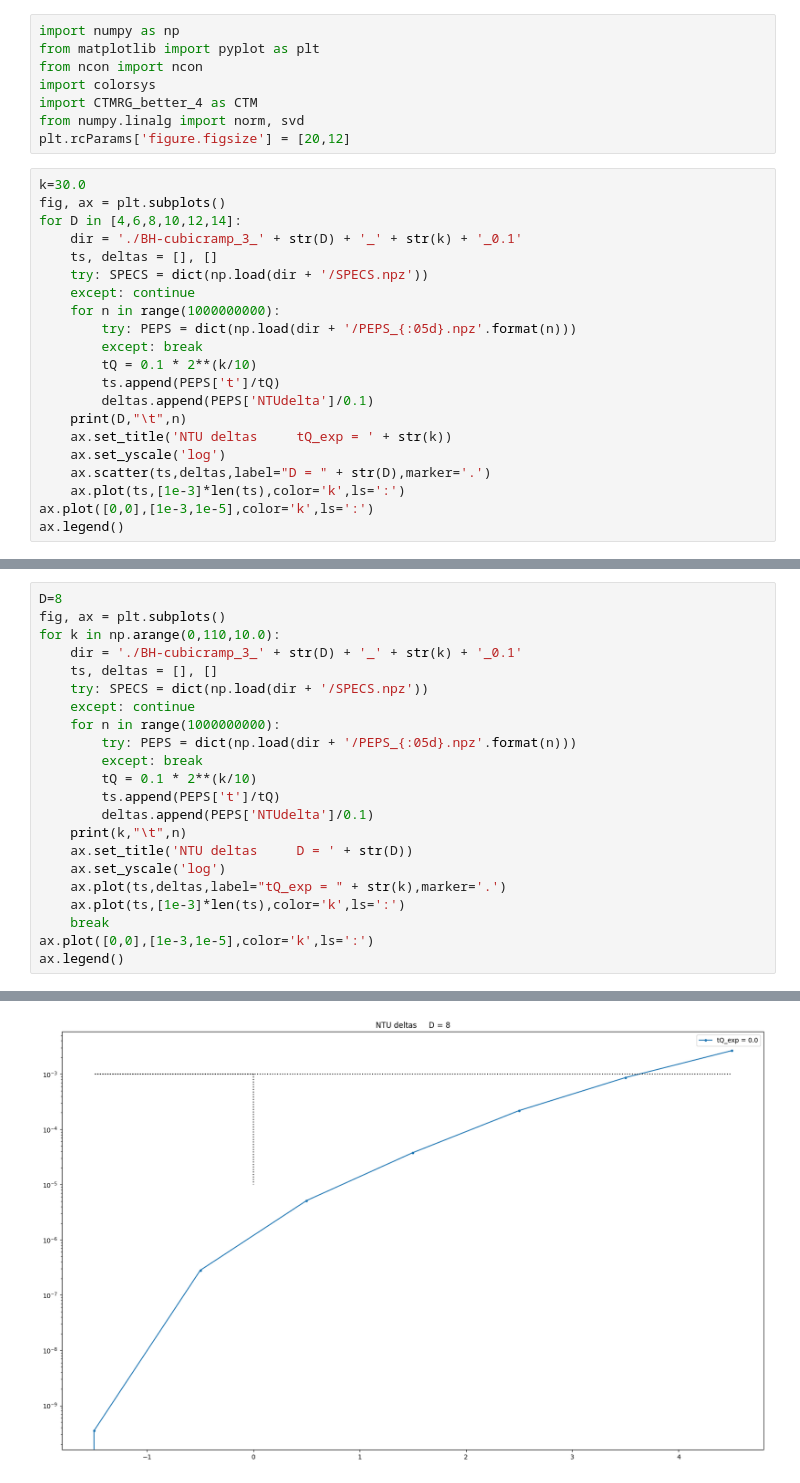
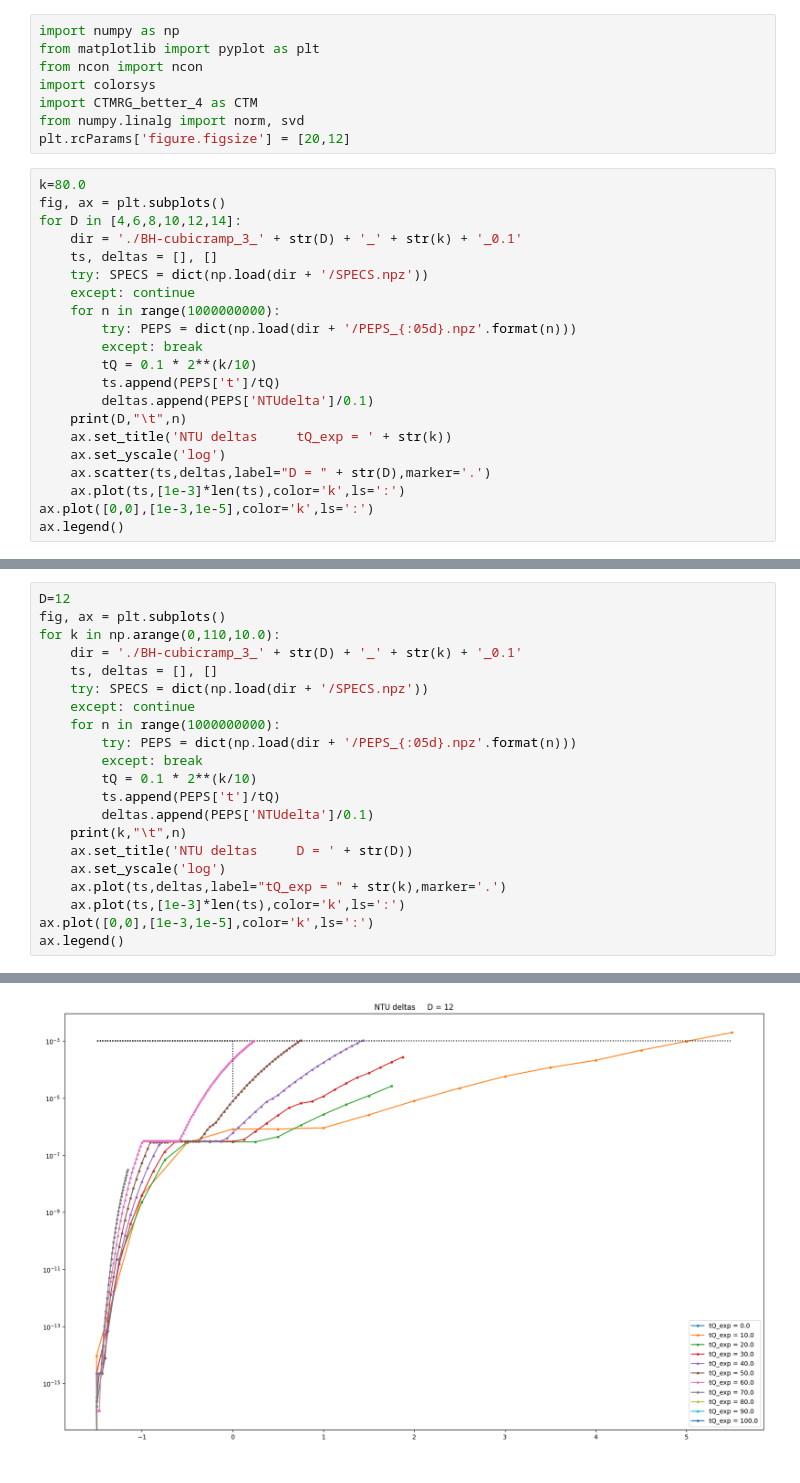
Before and after one commit to BalcarKMPL/TensorNetworks, a Jupyter notebook: ramp anal.ipynb, the cells around one changed output, grey strips where cells are left out. Saved outputs shown, nothing was run; the diff lists cells and outputs as text.

```diff
--- a/ramp anal.ipynb
+++ b/ramp anal.ipynb
@@ -7,7 +7,7 @@ import CTMRG_better_4 as CTM
 from numpy.linalg import norm, svd
 plt.rcParams['figure.figsize'] = [20,12]
 # %%
-k=30.0
+k=80.0
 fig, ax = plt.subplots()
 for D in [4,6,8,10,12,14]:
     dir = './BH-cubicramp_3_' + str(D) + '_' + str(k) + '_0.1'
@@ -39,5 +39,5 @@ ax.legend()
 # %%
-D=8
+D=12
 fig, ax = plt.subplots()
 for k in np.arange(0,110,10.0):
     dir = './BH-cubicramp_3_' + str(D) + '_' + str(k) + '_0.1'
@@ -55,7 +55,6 @@ for k in np.arange(0,110,10.0):
     ax.set_yscale('log')
     ax.plot(ts,deltas,label="tQ_exp = " + str(k),marker='.')
     ax.plot(ts,[1e-3]*len(ts),color='k',ls=':')
-    break
 ax.plot([0,0],[1e-3,1e-5],color='k',ls=':')
 ax.legend()
 # %% [output]
@@ -63,2 +72,2 @@ ax.legend()
 <matplotlib.legend.Legend at 0x...>
-[figure, old version]
+[figure, new version]
```
Also changed, not shown: parts of 2 cells of this notebook, 10 other files.
